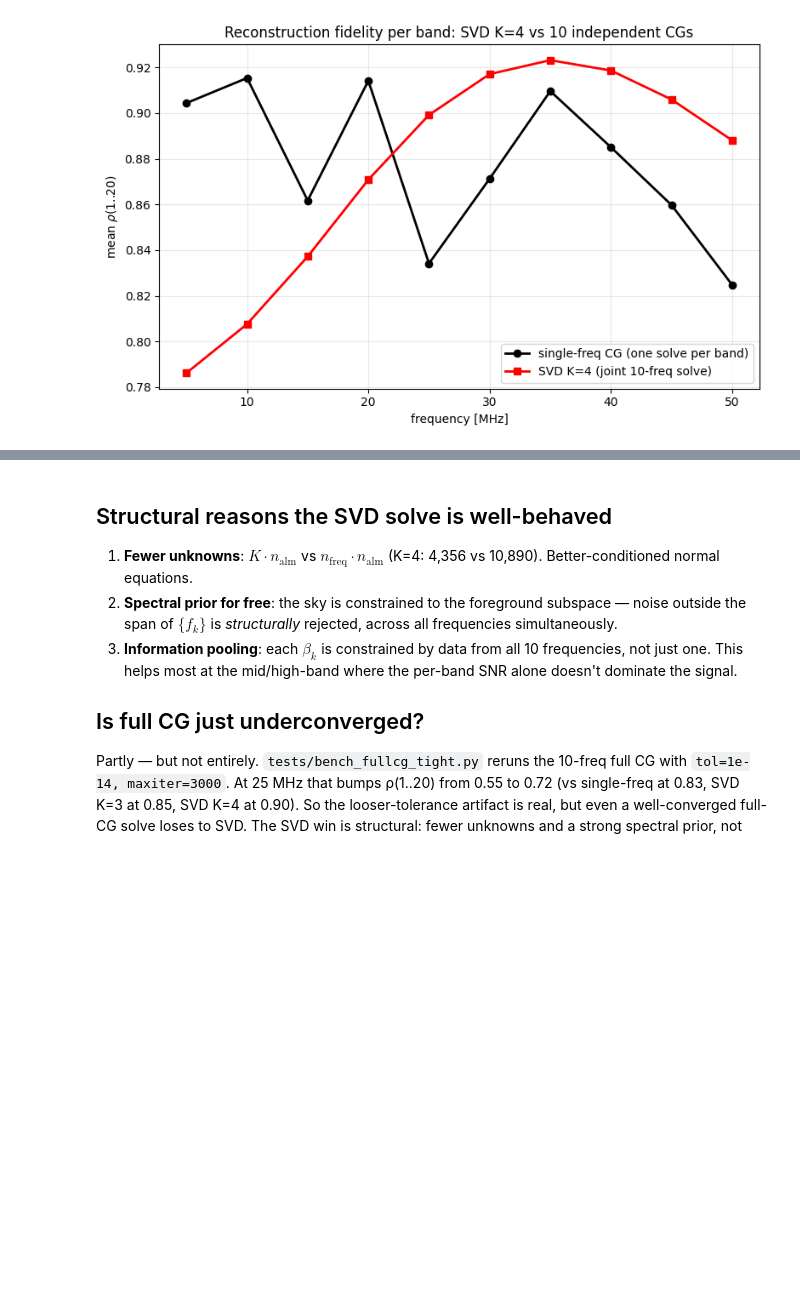
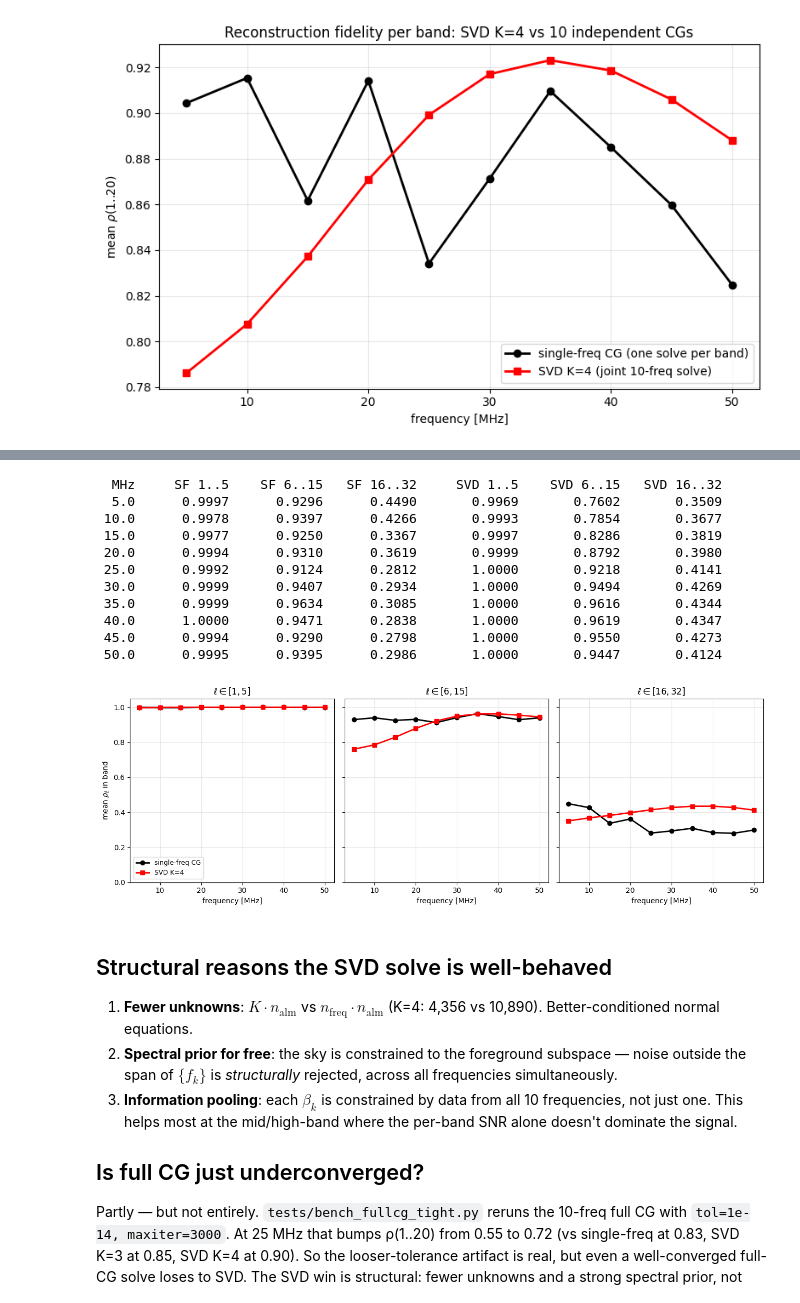
Before and after one commit to lusee-night/luseepy, a Jupyter notebook: notebooks/mapmaker_svd_multifreq_demo.ipynb, the cells around one changed output, grey strips where cells are left out. Cells and saved outputs as stored; diff of their text form; code cells hidden in the pictures; blank space fills up the shorter version.

```diff
--- a/notebooks/mapmaker_svd_multifreq_demo.ipynb
+++ b/notebooks/mapmaker_svd_multifreq_demo.ipynb
@@ -198,3 +217,42 @@ ax.legend(); ax.grid(alpha=0.3); plt.tight_layout()
+# %%
+dd = [(1, 5), (6, 15), (16, LMAX)]
+print(f"{'MHz':>5}  " + "  ".join(f"{'SF ' + str(a) + '..' + str(b):>10}" for a, b in dd)
+      + "  " + "  ".join(f"{'SVD ' + str(a) + '..' + str(b):>11}" for a, b in dd))
+rs_all = np.zeros((len(FREQS), len(dd))); rv_all = np.zeros_like(rs_all)
+for fi, f in enumerate(FREQS):
+    rs = rho(truth[fi], alm_sf_np := ds['alm_sf'][fi])
+    rv = rho(truth[fi], dk['rec_K4'][fi])
+    for bi, (a, b) in enumerate(dd):
+        rs_all[fi, bi] = float(np.nanmean(rs[a:b+1]))
+        rv_all[fi, bi] = float(np.nanmean(rv[a:b+1]))
+    print(f"{f:>5.1f}  " + "  ".join(f"{rs_all[fi,bi]:>10.4f}" for bi in range(len(dd)))
+          + "  " + "  ".join(f"{rv_all[fi,bi]:>11.4f}" for bi in range(len(dd))))
+
+fig, axes = plt.subplots(1, 3, figsize=(13, 4.5), sharey=True)
+for bi, (a, b) in enumerate(dd):
+    ax = axes[bi]
+    ax.plot(FREQS, rs_all[:, bi], 'ko-', lw=2, label='single-freq CG')
+    ax.plot(FREQS, rv_all[:, bi], 'rs-', lw=2, label='SVD K=4')
+    ax.set_title(rf'$\ell \in [{a}, {b}]$')
+    ax.set_xlabel('frequency [MHz]'); ax.grid(alpha=0.3)
+    if bi == 0:
+        ax.set_ylabel(r'mean $\rho_\ell$ in band')
+        ax.legend(fontsize=9)
+axes[-1].set_ylim(0, 1.05)
+plt.tight_layout()
+# %% [output]
+  MHz     SF 1..5    SF 6..15   SF 16..32     SVD 1..5    SVD 6..15   SVD 16..32
+  5.0      0.9997      0.9296      0.4490       0.9969       0.7602       0.3509
+ 10.0      0.9978      0.9397      0.4266       0.9993       0.7854       0.3677
+ 15.0      0.9977      0.9250      0.3367       0.9997       0.8286       0.3819
+ 20.0      0.9994      0.9310      0.3619       0.9999       0.8792       0.3980
+ 25.0      0.9992      0.9124      0.2812       1.0000       0.9218       0.4141
+ 30.0      0.9999      0.9407      0.2934       1.0000       0.9494       0.4269
+ 35.0      0.9999      0.9634      0.3085       1.0000       0.9616       0.4344
+ 40.0      1.0000      0.9471      0.2838       1.0000       0.9619       0.4347
+ 45.0      0.9994      0.9290      0.2798       1.0000       0.9550       0.4273
+ 50.0      0.9995      0.9395      0.2986       1.0000       0.9447       0.4124
+[figure, added]
 # %% [markdown]
 ## Structural reasons the SVD solve is well-behaved
 
```
Also changed, not shown: parts of 1 cell of this notebook, 1 other file.
